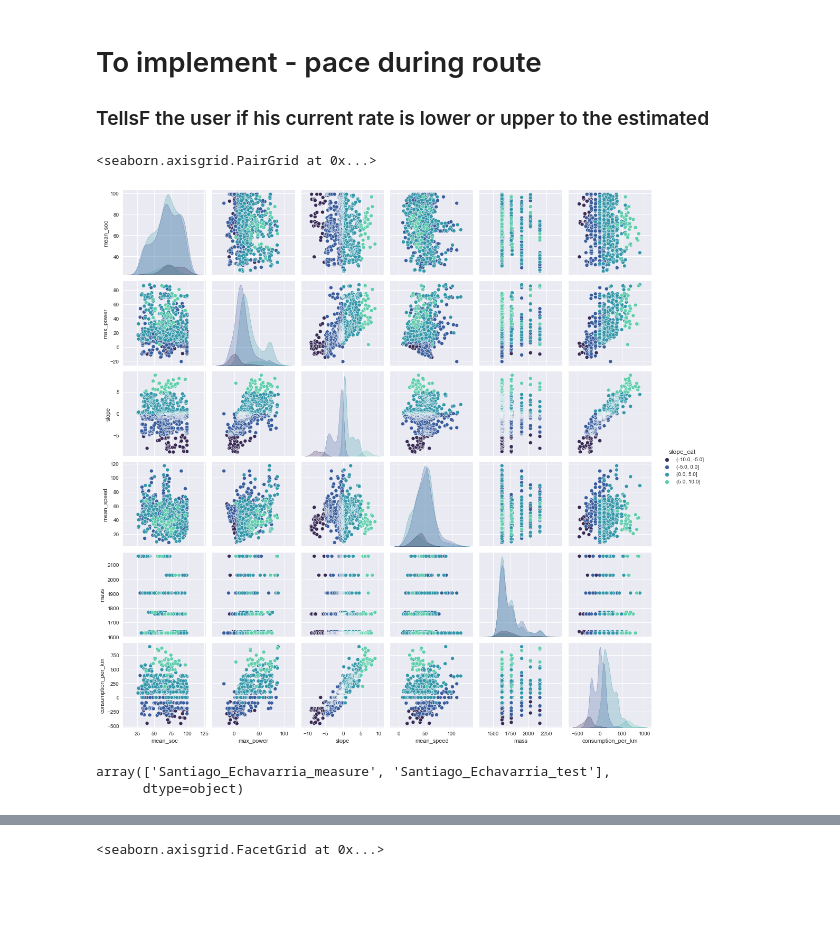
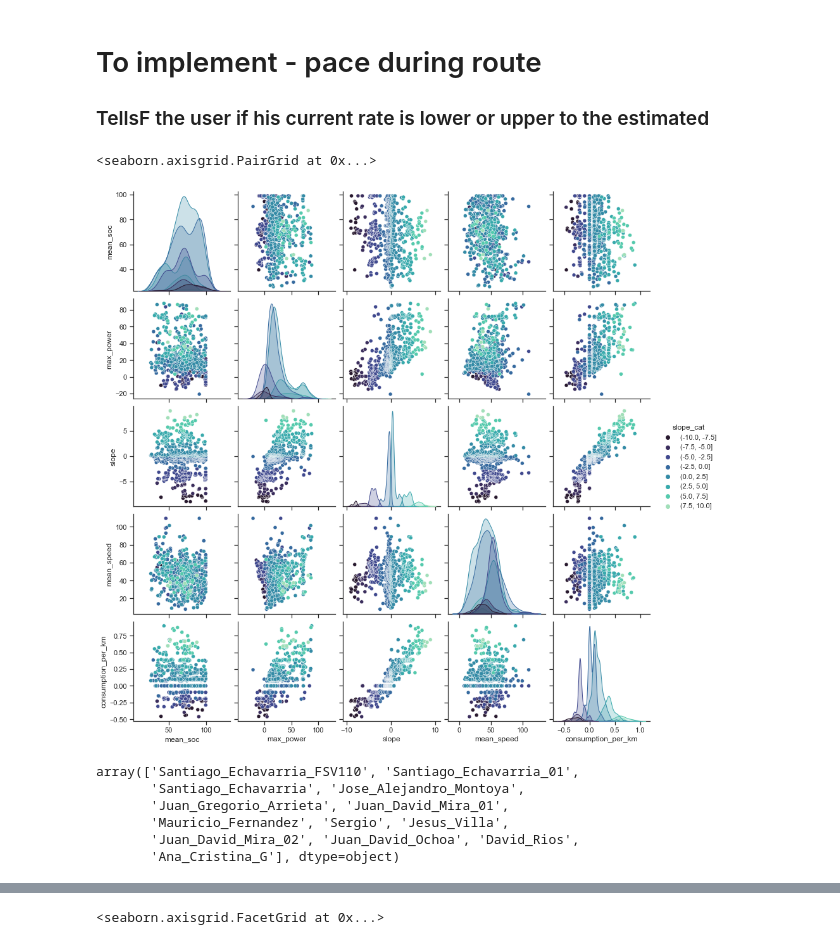
Before and after one commit to sechava4/monitoreogrid, a Jupyter notebook: app/Develops/Consumption_estimation_Journal/Model_generation_notebook.ipynb, the cells around one changed output, grey strips where cells are left out. Cells and saved outputs as stored; diff of their text form; code cells hidden in the pictures; blank space fills up the shorter version.

```diff
--- a/app/Develops/Consumption_estimation_Journal/Model_generation_notebook.ipynb
+++ b/app/Develops/Consumption_estimation_Journal/Model_generation_notebook.ipynb
@@ -255,11 +256,11 @@ def gen_trace(df):
         nan = (row['name'] != row['name'])
 
         # Si recorre mas de 300 metros - cambiele el id del segmento actual de aux a definitivo para que se tenga en cuenta
-        if suma >=800:
+        if suma >=500:   # 800
             trace_array = np.where(trace_array == aux_trace_id, trace_id, trace_array)
 
         # Si cambia de vía - empiece un nuevo tramo se escoge 1200 para ver cambios en consumo
-        if suma >=1000 or (old_name != row['name'] and not nan) or row['operative_state'] == 3:  # pendiente
+        if suma >=500 or (old_name != row['name'] and not nan) or row['operative_state'] == 3:  # pendiente   #1000
         #if suma >=1100: # or (old_name != row['name'] and not nan):  # pendiente
             suma = 0
             trace_id += 1
@@ -282,7 +283,7 @@ mixed_operation_trace = gen_trace(mixed_operation)
 # %%
 # Para correr todo con un df diferente
-FVQ731_trace = gen_trace(FVQ731)
-mixed_operation_trace = FVQ731_trace
+# FVQ731_trace = gen_trace(FVQ731)
+# mixed_operation_trace = FVQ731_trace
 # %% [output]
 [  -1.   -2.   -2. ... -535. -535. -535.]
 # %% [markdown]
@@ -572,7 +573,8 @@ features = features[features['std_acc'] != 0]
 # Se eliminan los datos que tengan error de medición en la potencia
 features = features[features['max_power'] != 0]
 
-#features = features[features['vehicle_id'] != 'FRV020']
+#Solamente Zoe
+features = features[features['vehicle_id'] != 'FRV020']
 
 print(len(features))
 features = features[(features['consumption_per_km'] > -4) | (features['consumption_per_km'] < 1) ].dropna()
@@ -580,11 +582,11 @@ print(len(features))
 
 le = LabelEncoder()
 features['highway_enc'] = le.fit_transform(features['highway'])
-features['slope_cat'] = pd.cut(features["slope"], np.arange(-10,10.1,5) )
+features['slope_cat'] = pd.cut(features["slope"], np.arange(-10,10.1,2.5) )
 features['slope_cat'] = features['slope_cat'].astype('string')
 
 # Wh/km
-features['consumption_per_km'] = features['consumption_per_km']*1000
+features['consumption_per_km'] = features['consumption_per_km']
 
 print('equal to 0 =',len(features[features['consumption'] == 0]))
 print('different from 0 =', len(features[features['consumption'] != 0]))
@@ -643,16 +643,22 @@ sns.pairplot(features.dropna().sort_values(['slope']), hue='slope_cat', palette=
 # To implement - pace during route
 ### TellsF the user if his current rate is lower or upper to the estimated
 # %%
-sns.pairplot(features.dropna().sort_values(['slope']), hue='slope_cat', palette='mako', vars=['mean_soc', 'max_power', 'slope', 'mean_speed', 'mass',
+sns.pairplot(features.dropna().sort_values(['slope']), hue='slope_cat', palette='mako', vars=['mean_soc', 'max_power', 'slope', 'mean_speed',
                                              'consumption_per_km'], kind='scatter')
+
+# Hacer la distribución de ámbos vehículos
 # %% [output]
 <seaborn.axisgrid.PairGrid at 0x...>
-[figure, old version]
+[figure, new version]
 # %%
 features.user_id.unique()
 # %% [output]
-array(['Santiago_Echavarria_measure', 'Santiago_Echavarria_test'],
-      dtype=object)
+array(['Santiago_Echavarria_FSV110', 'Santiago_Echavarria_01',
+       'Santiago_Echavarria', 'Jose_Alejandro_Montoya',
+       'Juan_Gregorio_Arrieta', 'Juan_David_Mira_01',
+       'Mauricio_Fernandez', 'Sergio', 'Jesus_Villa',
+       'Juan_David_Mira_02', 'Juan_David_Ochoa', 'David_Rios',
+       'Ana_Cristina_G'], dtype=object)
 # %%
 x=features[(features['slope'] > -6) & (features['slope'] < 6)]
 print(x.user_id.unique())
```
Also changed, not shown: parts of 38 cells of this notebook, 15 other files.
